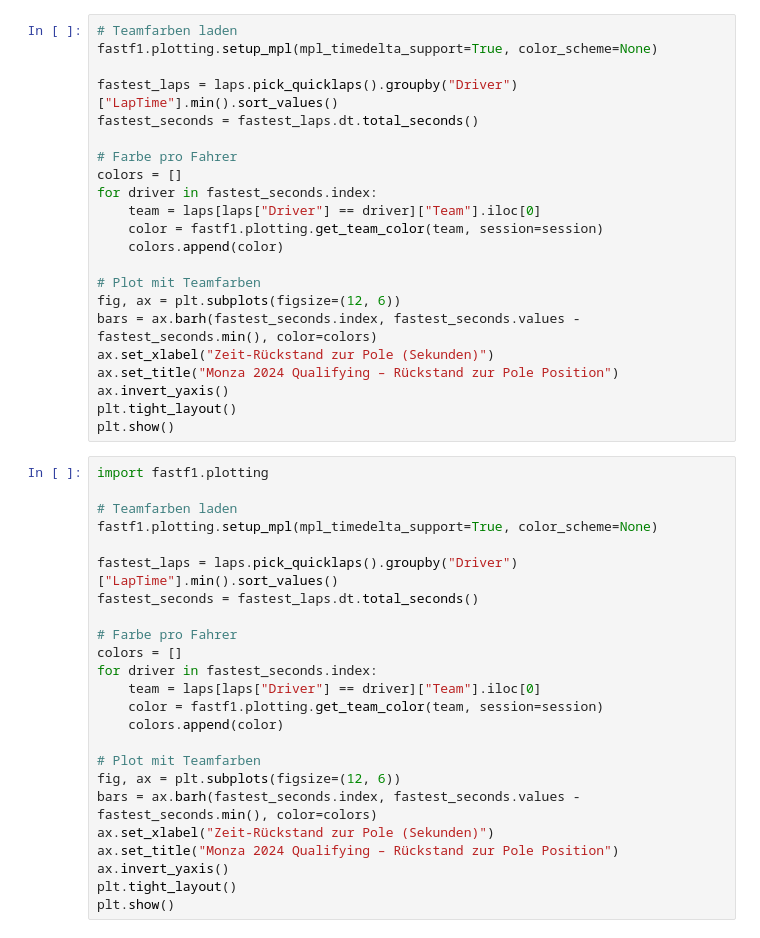
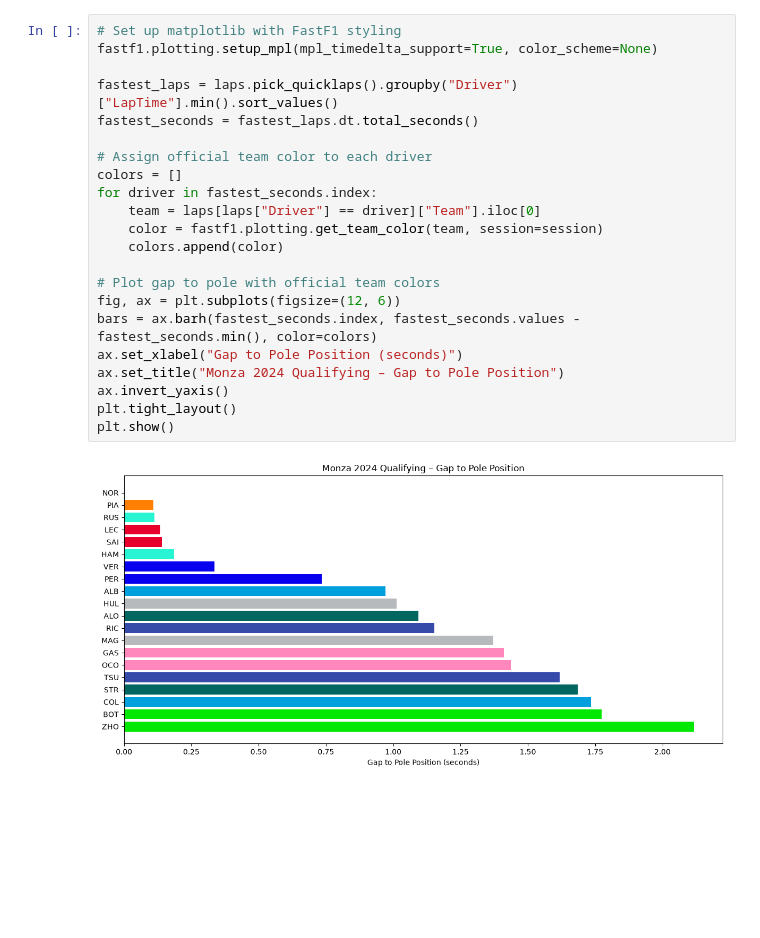
Before and after one commit to benni-kjc/f1-telemetry-analysis, a Jupyter notebook: projekt1_telemetrie.ipynb, the cells around one changed output. Cells and saved outputs as stored; diff of their text form; blank space fills up the shorter version.

```diff
--- a/projekt1_telemetrie.ipynb
+++ b/projekt1_telemetrie.ipynb
@@ -31,47 +53,25 @@ plt.show()
 # %%
-# Teamfarben laden
+# Set up matplotlib with FastF1 styling
 fastf1.plotting.setup_mpl(mpl_timedelta_support=True, color_scheme=None)
 
 fastest_laps = laps.pick_quicklaps().groupby("Driver")["LapTime"].min().sort_values()
 fastest_seconds = fastest_laps.dt.total_seconds()
 
-# Farbe pro Fahrer
+# Assign official team color to each driver
 colors = []
 for driver in fastest_seconds.index:
     team = laps[laps["Driver"] == driver]["Team"].iloc[0]
     color = fastf1.plotting.get_team_color(team, session=session)
     colors.append(color)
 
-# Plot mit Teamfarben
+# Plot gap to pole with official team colors
 fig, ax = plt.subplots(figsize=(12, 6))
 bars = ax.barh(fastest_seconds.index, fastest_seconds.values - fastest_seconds.min(), color=colors)
-ax.set_xlabel("Zeit-Rückstand zur Pole (Sekunden)")
-ax.set_title("Monza 2024 Qualifying – Rückstand zur Pole Position")
+ax.set_xlabel("Gap to Pole Position (seconds)")
+ax.set_title("Monza 2024 Qualifying – Gap to Pole Position")
 ax.invert_yaxis()
 plt.tight_layout()
 plt.show()
+# %% [output]
+[figure, added]
-# %%
-import fastf1.plotting
-
-# Teamfarben laden
-fastf1.plotting.setup_mpl(mpl_timedelta_support=True, color_scheme=None)
-
-fastest_laps = laps.pick_quicklaps().groupby("Driver")["LapTime"].min().sort_values()
-fastest_seconds = fastest_laps.dt.total_seconds()
-
-# Farbe pro Fahrer
-colors = []
-for driver in fastest_seconds.index:
-    team = laps[laps["Driver"] == driver]["Team"].iloc[0]
-    color = fastf1.plotting.get_team_color(team, session=session)
-    colors.append(color)
-
-# Plot mit Teamfarben
-fig, ax = plt.subplots(figsize=(12, 6))
-bars = ax.barh(fastest_seconds.index, fastest_seconds.values - fastest_seconds.min(), color=colors)
-ax.set_xlabel("Zeit-Rückstand zur Pole (Sekunden)")
-ax.set_title("Monza 2024 Qualifying – Rückstand zur Pole Position")
-ax.invert_yaxis()
-plt.tight_layout()
-plt.show()
 # %%
```
Also changed, not shown: parts of 7 cells of this notebook, 1 other file.
